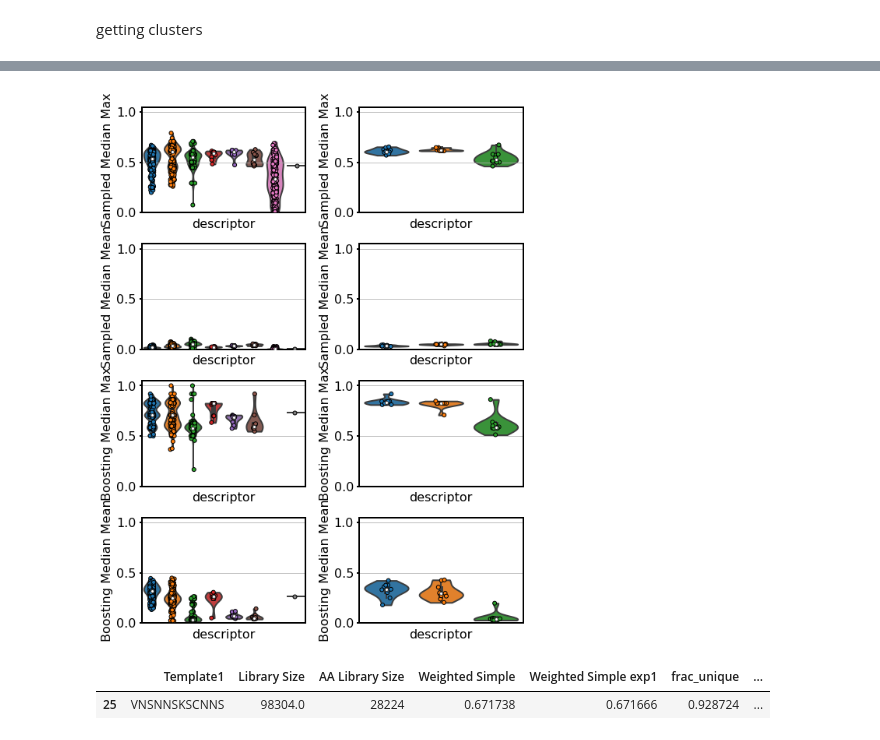
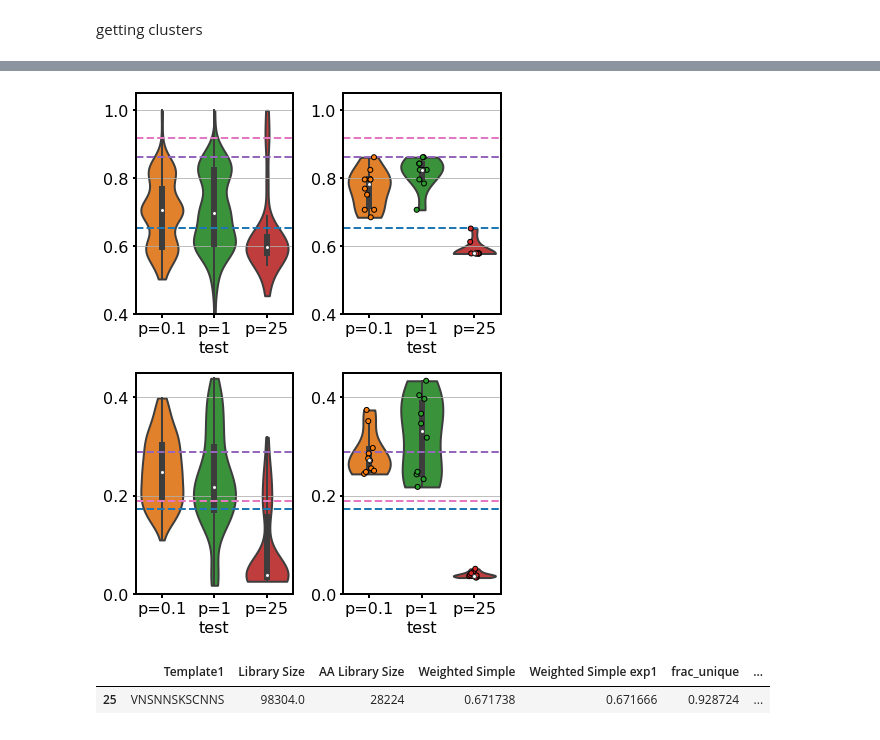
Before and after one commit to jsunn-y/DeCOIL, a Jupyter notebook: results.ipynb, the cells around one changed output, grey strips where cells are left out. Saved outputs shown, nothing was run; the diff lists cells and outputs as text; code cells hidden in the pictures.

Commit message:
new tests and analyses

```diff
--- a/results.ipynb
+++ b/results.ipynb
@@ -400,7 +554,7 @@ df
 # %%
 #get one example from each cluster
-indices = [1, 3, 2, 6]
-first_df = df.groupby("cluster").first()
+indices = [0, 2, 3, 5, 4]
+first_df = df.groupby("cluster").nth(10)
 templates = first_df['Template1'].values[indices]
 final_encodings = np.zeros((len(templates), 48, 1))
 
@@ -429,16 +582,20 @@ first_df
 # %%
 labels = ['V39', 'D40', 'G41', 'V54']
 #labels = ['Y182', 'V183', 'F184', 'S186']
-plt.figure(figsize = (8, 2.2*len(templates)))
+plt.figure(figsize = (8, 1.6*len(templates)))
 
 for i in range(len(templates)):
 
     data = final_AA_encodings[i,:,0].reshape((4,21))
     plt.subplot(len(templates),1,i+1)
-    plt.title('Cluster ' + str(indices[i]))
-    sns.heatmap(data, vmin = 0, vmax = 1728/4, yticklabels=labels, xticklabels=ALL_AAS, linewidths=2, cmap = 'viridis')
-    plt.xlabel('Amino acid residue')
+    #plt.title('Cluster ' + str(indices[i]))
+
+    if i+1 == len(templates):
+        sns.heatmap(data/1728, yticklabels=labels, xticklabels=ALL_AAS, linewidths=2, linecolor='k',cmap = 'viridis',  norm=LogNorm(vmin = 0.04, vmax = 1))
+        plt.xlabel('Amino Acid')
+    else:
+        sns.heatmap(data/1728, yticklabels=labels, xticklabels=False, linewidths=2, linecolor='k',cmap = 'viridis',  norm=LogNorm(vmin = 0.04, vmax = 1))
 
 plt.tight_layout()
-#plt.savefig('AAs0.jpg', dpi=500)
+plt.savefig('AAs.svg')
 # %% [output]
@@ -469,5 +685,5 @@ plt.tight_layout()
 # %%
-top_df = df.sort_values('Weighted Full exp1',ascending = False).groupby('descriptor').head(10)
+top_df = df.sort_values('Weighted Full',ascending = False).groupby('descriptor').head(10)
 top_df
 # %% [output]
 |  | Unnamed: 0 | Template1 | Library Size | AA Library Size | Weighted Simple | Weighted Simple exp1 | ... |
@@ -486,27 +717,65 @@ top_df
 # %%
-plt.figure(figsize=(8, 10))
+plt.figure(figsize=(6, 8))
 
-ynames = ['Sampled Median Max', 'Sampled Median Mean', 'Boosting Median Max', 'Boosting Median Mean']
+#ynames = ['Sampled Median Max', 'Sampled Median Mean', 'Boosting Median Max', 'Boosting Median Mean']
+ynames = ['Boosting Median Max', 'Boosting Median Mean']
+order = ['simple_exp010_GB1', 'simple_exp1_GB1', 'simple_exp25_GB1']
+colors = ['tab:orange', 'tab:green', 'tab:red']
 
 for j, yname in enumerate(ynames):
 
-    plt.subplot(4, 2, 2*j + 1)
-    sns.stripplot(data=df, x='descriptor', y=yname,linewidth=1,edgecolor='black', order=order, jitter=True, dodge=True)
-    sns.violinplot(data=df, x='descriptor', y=yname, order= order, scale='width', cut=0)
+    plt.subplot(2, 2, 2*j + 1)
+    #sns.stripplot(data=df, x='descriptor', y=yname,linewidth=1,edgecolor='black', order=order, jitter=True, dodge=True, palette=colors)
+    ax = sns.violinplot(data=df, x='descriptor', y=yname, order= order, scale='width', cut=0, palette=colors)
     plt.grid(axis='y')
-    plt.xticks([])
-    plt.ylim([0, 1.05])
+    #plt.xticks([])
+    ax.set_xticklabels(['p=0.1', 'p=1', 'p=25'])
+    plt.xlabel('test')
+    plt.ylabel('')
+    if j == 1:
+        plt.ylim([0, 0.45])
+        plt.yticks([0, 0.2, 0.4])
 
-    plt.subplot(4, 2, 2*j + 2)
-    sns.stripplot(data=top_df, x='descriptor', y=yname,linewidth=1,edgecolor='black', order=order, dodge=True)
-    sns.violinplot(data=top_df, x='descriptor', y=yname, order=order[:3],scale='width', cut=0)
+    else:
+        plt.ylim([0.4, 1.05])
+        plt.yticks([0.4, 0.6, 0.8, 1.0])
+
+    plt.axhline(y=df[df['descriptor'] == 'random'][yname].values, linewidth=2, linestyle='--', color='tab:blue')
+
+    if yname == 'Boosting Median Max':
+        plt.axhline(y=median_maxes[3], linewidth=2, linestyle='--', color='tab:purple')
+        plt.axhline(y=median_maxes[4], linewidth=2, linestyle='--', color='tab:pink')
+    else:
+        plt.axhline(y=median_means[3], linewidth=2, linestyle='--', color='tab:purple')
+        plt.axhline(y=median_means[4], linewidth=2, linestyle='--', color='tab:pink')
+
+    plt.subplot(2, 2, 2*j + 2)
+    sns.stripplot(data=top_df, x='descriptor', y=yname,linewidth=1,edgecolor='black', order=order, dodge=True, palette=colors)
+    ax = sns.violinplot(data=top_df, x='descriptor', y=yname, order=order[:3],scale='width', cut=0, palette=colors)
+    ax.set_xticklabels(['p=0.1', 'p=1', 'p=25'])
     plt.grid(axis='y')
-    plt.xticks([])
-    plt.ylim([0, 1.05])
+    #plt.xticks()
+    plt.xlabel('test')
+    plt.ylabel('')
+    if j == 1:
+        plt.ylim([0, 0.45])
+        plt.yticks([0, 0.2, 0.4])
+    else:
+        plt.ylim([0.4, 1.05])
+        plt.yticks([0.4, 0.6, 0.8, 1.0])
+
+    plt.axhline(y=df[df['descriptor'] == 'random'][yname].values, linewidth=2, linestyle='--', color='tab:blue')
+    if yname == 'Boosting Median Max':
+        plt.axhline(y=median_maxes[3], linewidth=2, linestyle='--', color='tab:purple')
+        plt.axhline(y=median_maxes[4], linewidth=2, linestyle='--', color='tab:pink')
+    else:
+        plt.axhline(y=median_means[3], linewidth=2, linestyle='--', color='tab:purple')
+        plt.axhline(y=median_means[4], linewidth=2, linestyle='--', color='tab:pink')
 
 plt.tight_layout()
+plt.savefig('violin.svg')
 # %% [output]
-[figure, old version]
+[figure, new version]
 # %%
 df[df['Unweighted Full'] > 36]
 # %% [output]
```
Also changed, not shown: parts of 60 cells of this notebook, 59 other files.
